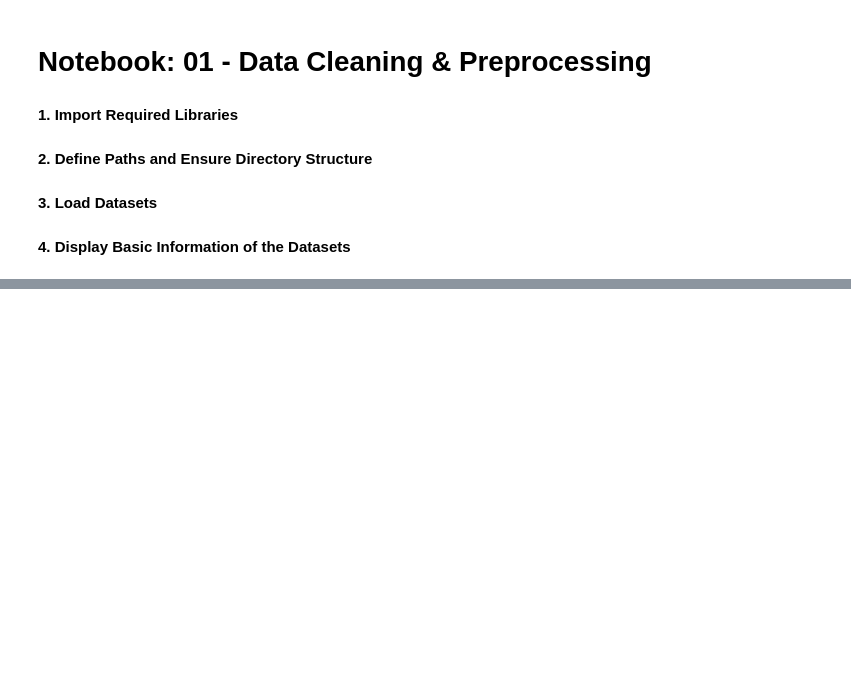
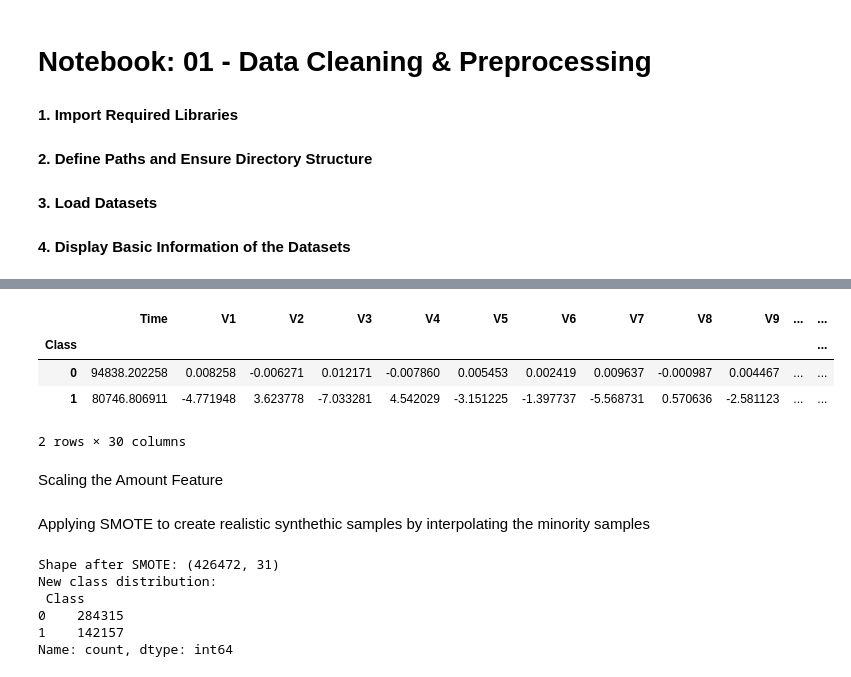
Before and after one commit to jonsnation/fraud-detection, a Jupyter notebook: notebooks/01_data_cleaning_preprocessing.ipynb, the cells around one changed output, grey strips where cells are left out. Cells and saved outputs as stored; diff of their text form; code cells hidden in the pictures; blank space fills up the shorter version.

```diff
--- a/notebooks/01_data_cleaning_preprocessing.ipynb
+++ b/notebooks/01_data_cleaning_preprocessing.ipynb
@@ -214,0 +125,11 @@ IEEE dataset after preprocessing:
+# %%
+# Comparing the values for both legitimate and fraudulent transactions
+credit_df.groupby('Class').mean()
+# %% [output]
+|  | Time | V1 | V2 | V3 | V4 | V5 | V6 | V7 | V8 | V9 | ... | ... |
+| Class |  |  |  |  |  |  |  |  |  |  |  | ... |
+| 0 | 94838.202258 | 0.008258 | -0.006271 | 0.012171 | -0.007860 | 0.005453 | 0.002419 | 0.009637 | -0.000987 | 0.004467 | ... | ... |
+| 1 | 80746.806911 | -4.771948 | 3.623778 | -7.033281 | 4.542029 | -3.151225 | -1.397737 | -5.568731 | 0.570636 | -2.581123 | ... | ... |
+2 rows × 30 columns
+# %% [markdown]
+Scaling the Amount Feature
@@ -214,0 +139,2 @@ IEEE dataset after preprocessing:
+# %% [markdown]
+Applying SMOTE to create realistic synthethic samples by interpolating the minority samples
@@ -214,0 +147,12 @@ IEEE dataset after preprocessing:
+# %%
+
+credit_df_balanced = pd.concat([X_credit_res, y_credit_res], axis=1)
+print("Shape after SMOTE:", credit_df_balanced.shape)
+print("New class distribution:\n", credit_df_balanced['Class'].value_counts())
+# %% [output]
+Shape after SMOTE: (426472, 31)
+New class distribution:
+ Class
+0    284315
+1    142157
+Name: count, dtype: int64
```
Also changed, not shown: parts of 47 cells of this notebook, 1 other file.
